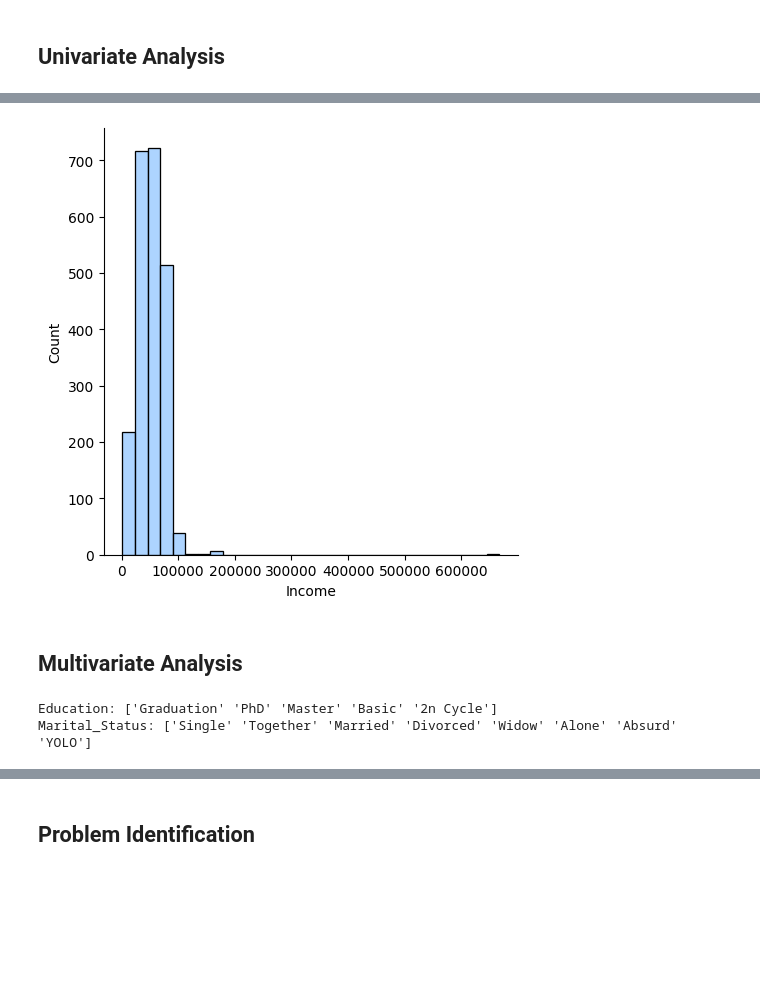
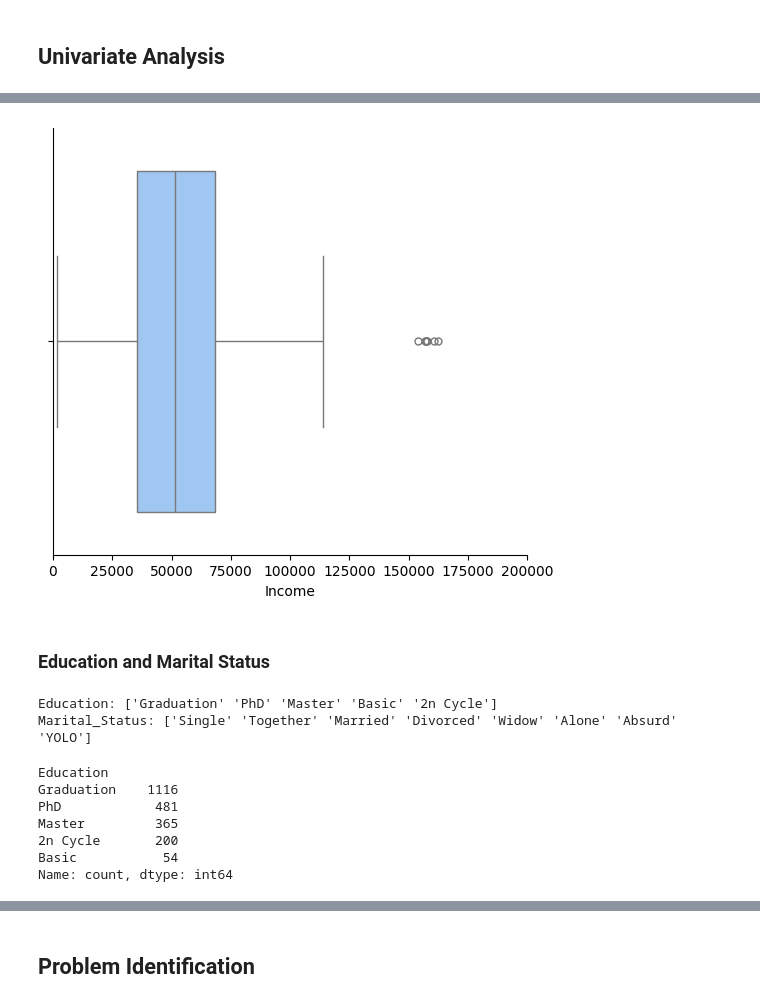
Before and after one commit to WhoopyEv/customer-personality-analysis, a Jupyter notebook: customer_personality_analysis.ipynb, the cells around one changed output, grey strips where cells are left out. Saved outputs shown, nothing was run; the diff lists cells and outputs as text; code cells hidden in the pictures; blank space fills up the shorter version.

```diff
--- a/customer_personality_analysis.ipynb
+++ b/customer_personality_analysis.ipynb
@@ -150,9 +181,9 @@ We noticed the following aspects:
 # %% [markdown]
 ### Converting Dt_Customer
 # %%
-cleaned_data = data.copy()
-cleaned_data['Dt_Customer'] = pd.to_datetime(data['Dt_Customer'], format='%d-%m-%Y')
-cleaned_data['Dt_Customer'].head()
+temp_data = data.copy()
+temp_data['Dt_Customer'] = pd.to_datetime(data['Dt_Customer'], format='%d-%m-%Y')
+temp_data['Dt_Customer'].head()
 # %% [output]
 0   2012-09-04
 1   2014-03-08
@@ -176,8 +207,8 @@ Name: Dt_Customer, dtype: object
 
 This decision is based on the fact that Income is a fundamental feature, and the dataset only has 24 rows with missing values.
 # %%
-cleaned_data.dropna(inplace=True)
-cleaned_data.info()
+temp_data.dropna(inplace=True)
+temp_data.info()
 # %% [output]
 <class 'pandas.core.frame.DataFrame'>
 Index: 2216 entries, 0 to 2239
@@ -201,16 +266,19 @@ memory usage: 519.4+ KB
 # %%
+# Income distribution plot
 plt.style.use('seaborn-v0_8-pastel')
 
-sns.displot(
-    data=cleaned_data,
+sns.catplot(
+    data=temp_data,
     x='Income',
-    bins=30,
+    kind='box'
 )
 
+plt.xlim(0, 200000)
+
 plt.show()
 # %% [output]
-[figure, old version]
+[figure, new version]
-# %% [markdown]
-## Multivariate Analysis
+# %% [markdown]
+### Education and Marital Status
 # %%
 # Analyzing object type columns
@@ -219,3 +287,13 @@ for col in cleaned_data.select_dtypes(include=['object']).columns:
 # %% [output]
 Education: ['Graduation' 'PhD' 'Master' 'Basic' '2n Cycle']
 Marital_Status: ['Single' 'Together' 'Married' 'Divorced' 'Widow' 'Alone' 'Absurd' 'YOLO']
+# %%
+temp_data['Education'].value_counts()
+# %% [output]
+Education
+Graduation    1116
+PhD            481
+Master         365
+2n Cycle       200
+Basic           54
+Name: count, dtype: int64
```
Also changed, not shown: parts of 19 cells of this notebook.
